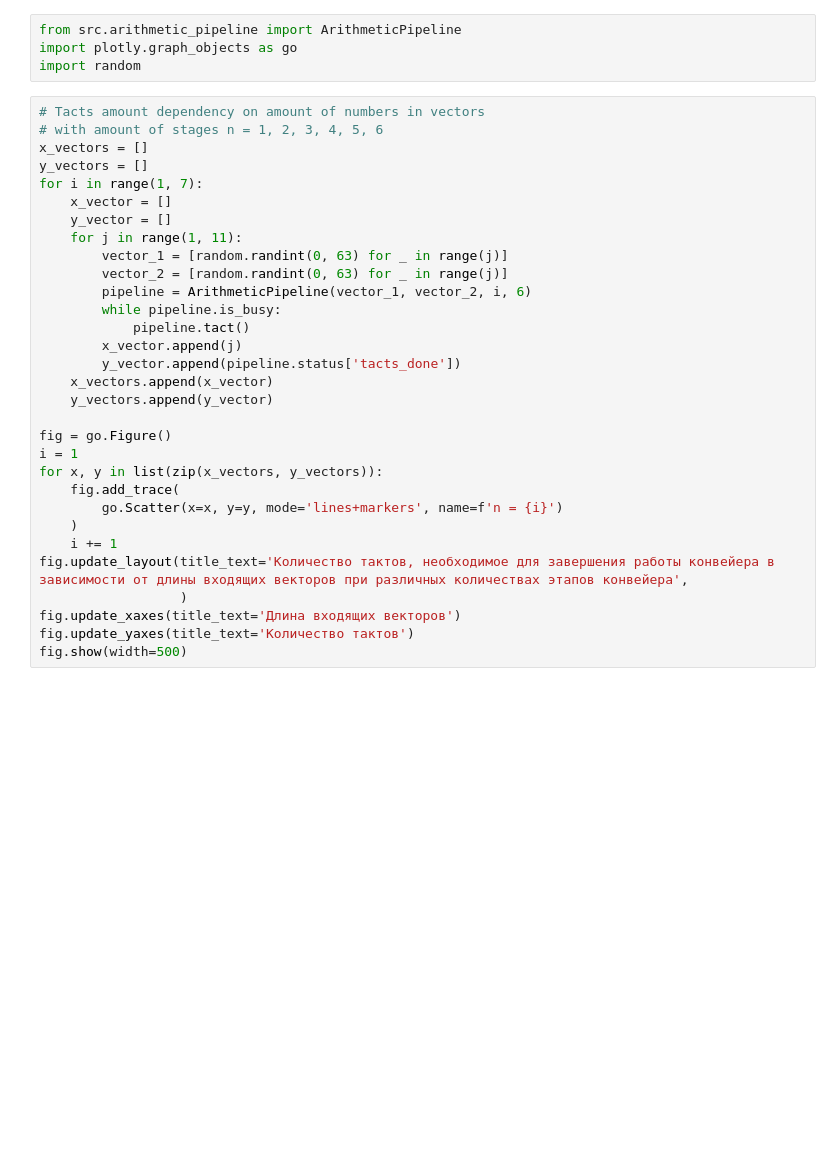
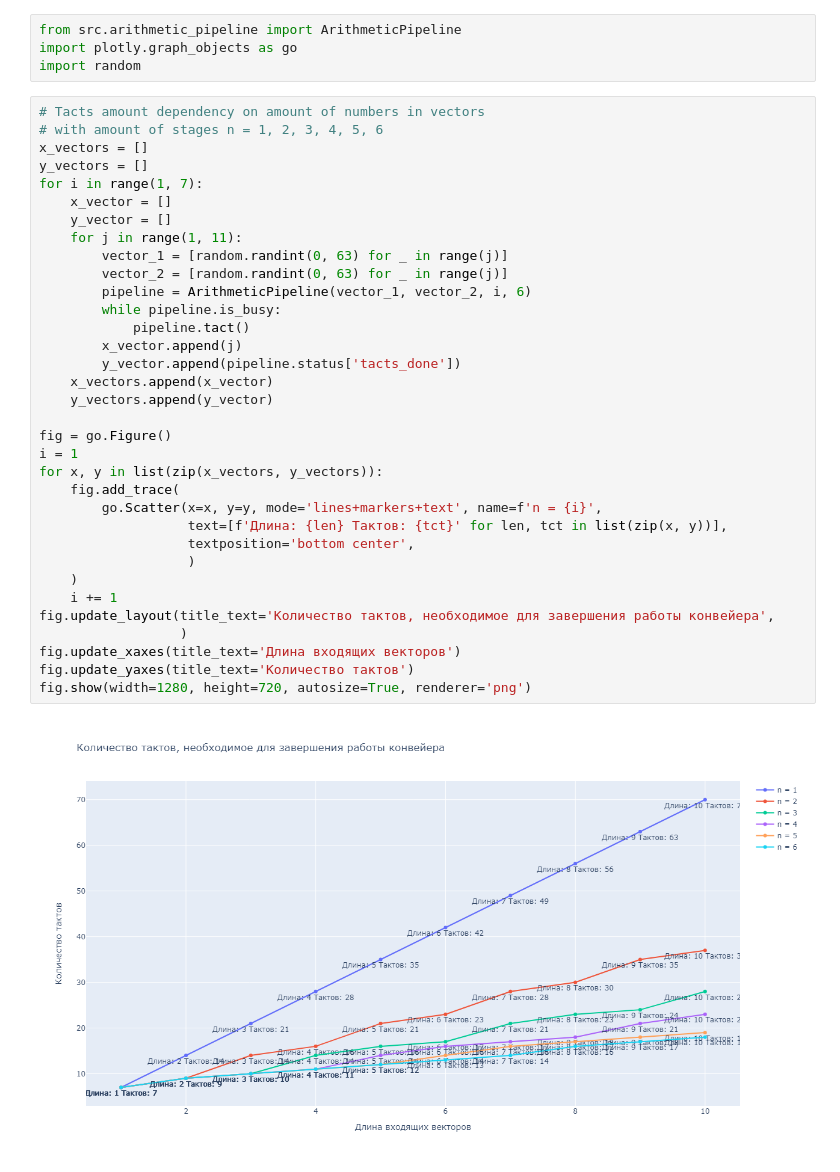
Before and after one commit to BangerVanos/MSPIS, a Jupyter notebook: LW1/plots.ipynb, the cells around one changed output. Cells and saved outputs as stored; diff of their text form; blank space fills up the shorter version.

Commit message:
Plots for LW1

```diff
--- a/LW1/plots.ipynb
+++ b/LW1/plots.ipynb
@@ -5,31 +5,36 @@ import random
 # %%
 # Tacts amount dependency on amount of numbers in vectors
 # with amount of stages n = 1, 2, 3, 4, 5, 6
 x_vectors = []
 y_vectors = []
 for i in range(1, 7):
     x_vector = []
     y_vector = []
     for j in range(1, 11):
         vector_1 = [random.randint(0, 63) for _ in range(j)]
         vector_2 = [random.randint(0, 63) for _ in range(j)]
         pipeline = ArithmeticPipeline(vector_1, vector_2, i, 6)
         while pipeline.is_busy:
             pipeline.tact()
         x_vector.append(j)
         y_vector.append(pipeline.status['tacts_done'])
     x_vectors.append(x_vector)
     y_vectors.append(y_vector)
 
 fig = go.Figure()
 i = 1
 for x, y in list(zip(x_vectors, y_vectors)):
     fig.add_trace(
-        go.Scatter(x=x, y=y, mode='lines+markers', name=f'n = {i}')
+        go.Scatter(x=x, y=y, mode='lines+markers+text', name=f'n = {i}',
+                   text=[f'Длина: {len} Тактов: {tct}' for len, tct in list(zip(x, y))],
+                   textposition='bottom center',
+                   )
     )
     i += 1
-fig.update_layout(title_text='Количество тактов, необходимое для завершения работы конвейера в зависимости от длины входящих векторов при различных количествах этапов конвейера',
+fig.update_layout(title_text='Количество тактов, необходимое для завершения работы конвейера',
                   )
 fig.update_xaxes(title_text='Длина входящих векторов')
 fig.update_yaxes(title_text='Количество тактов')
-fig.show(width=500)
+fig.show(width=1280, height=720, autosize=True, renderer='png')
+# %% [output]
+[figure, added]
```
